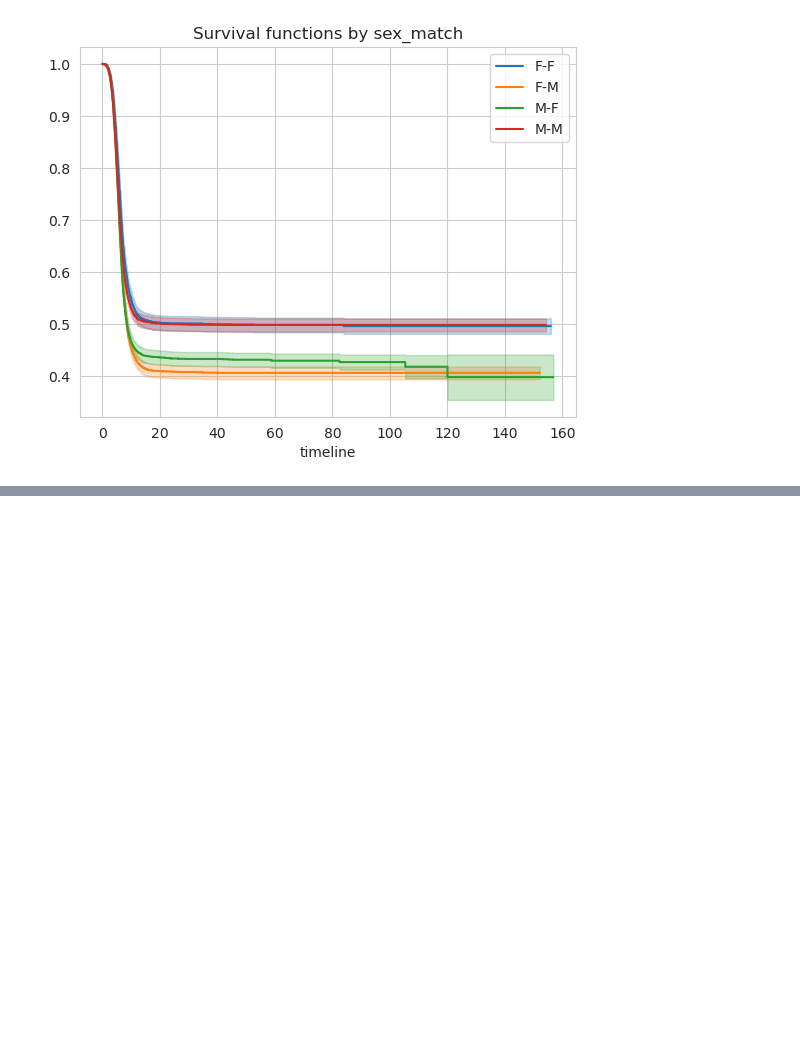
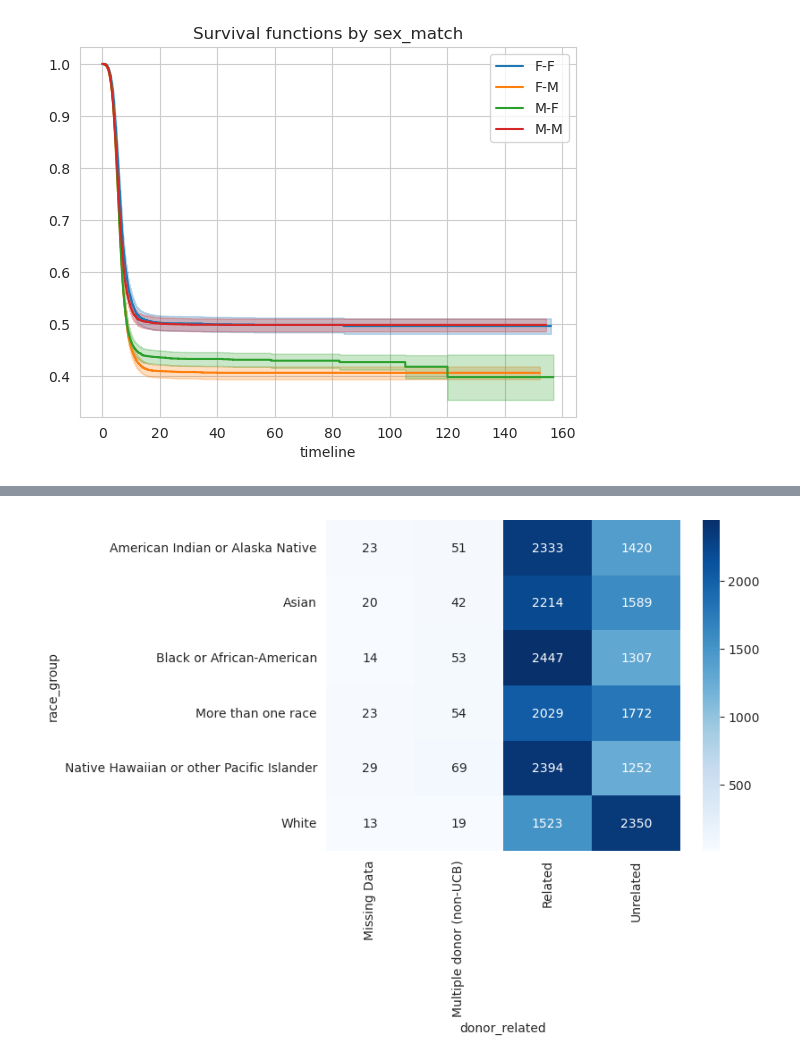
Before and after one commit to RuiboZhang98/CIBMTR_post_hct_survival, a Jupyter notebook: scripts/feature_vs_survival.ipynb, the cells around one changed output, grey strips where cells are left out. Drawn from its saved outputs; the diff is of its cells as text; code cells hidden in the pictures; blank space fills up the shorter version.

```diff
--- a/scripts/feature_vs_survival.ipynb
+++ b/scripts/feature_vs_survival.ipynb
@@ -226,0 +252,7 @@ plot_by_group('sex_match')
+# %%
+helper_df = df.loc[:, ['donor_related', 'race_group']].fillna('Missing Data')
+sns.heatmap(pd.crosstab(helper_df['race_group'], helper_df['donor_related']), annot=True, fmt='d', cmap='Blues')
+plt.yticks(rotation=0)
+plt.show()
+# %% [output]
+[figure, added]
```
Also changed, not shown: parts of 14 cells of this notebook.
